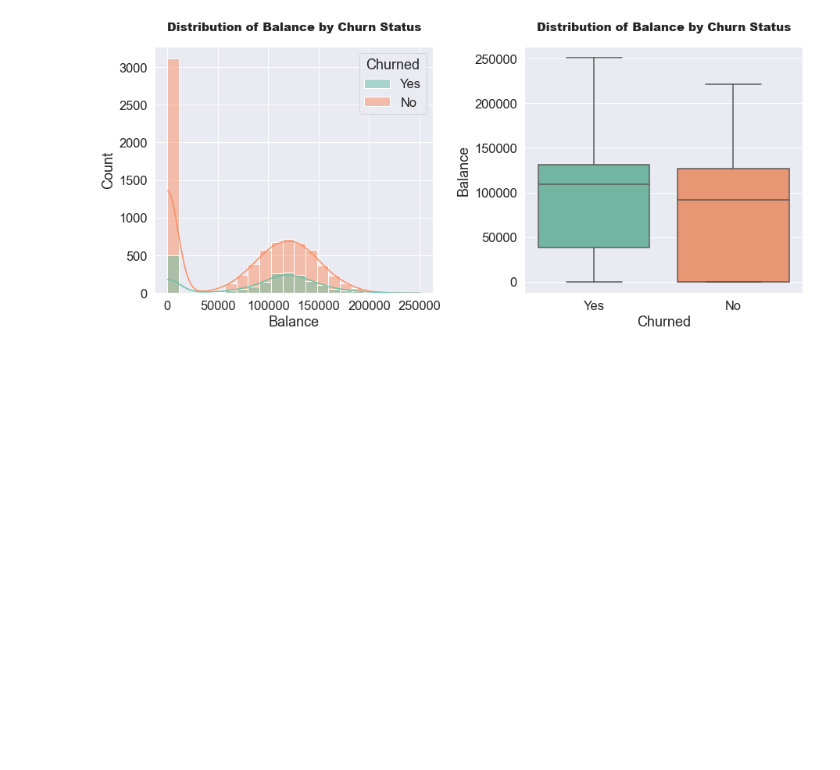
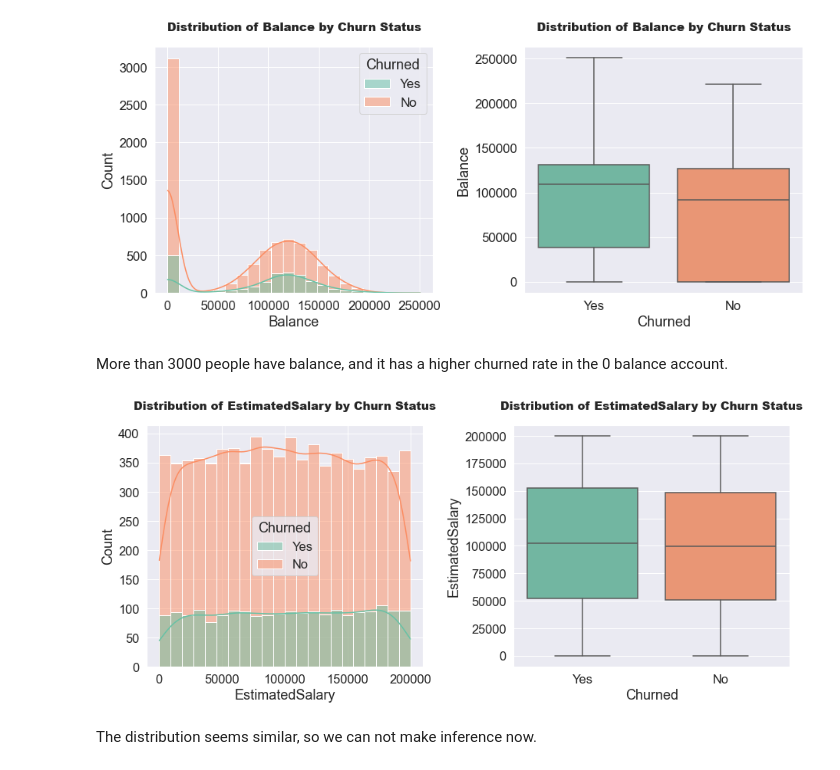
Before and after one commit to JasonXie23/Bank-Client-churned-Predictive-analysis, a Jupyter notebook: Bank_churn_notebook.ipynb, the cells around one changed output. Cells and saved outputs as stored; diff of their text form; code cells hidden in the pictures; blank space fills up the shorter version.

```diff
--- a/Bank_churn_notebook.ipynb
+++ b/Bank_churn_notebook.ipynb
@@ -272,3 +280,11 @@ The distribution is right-skewed, we can apply log function on it to make it mor
 continous_plot("Balance")
 # %% [output]
 [figure]
+# %% [markdown]
+More than 3000 people have balance, and it has a higher churned rate in the 0 balance account.
+# %%
+continous_plot("EstimatedSalary")
+# %% [output]
+[figure, added]
+# %% [markdown]
+The distribution seems similar, so we can not make inference now.
```
Also changed, not shown: parts of 3 cells of this notebook.
